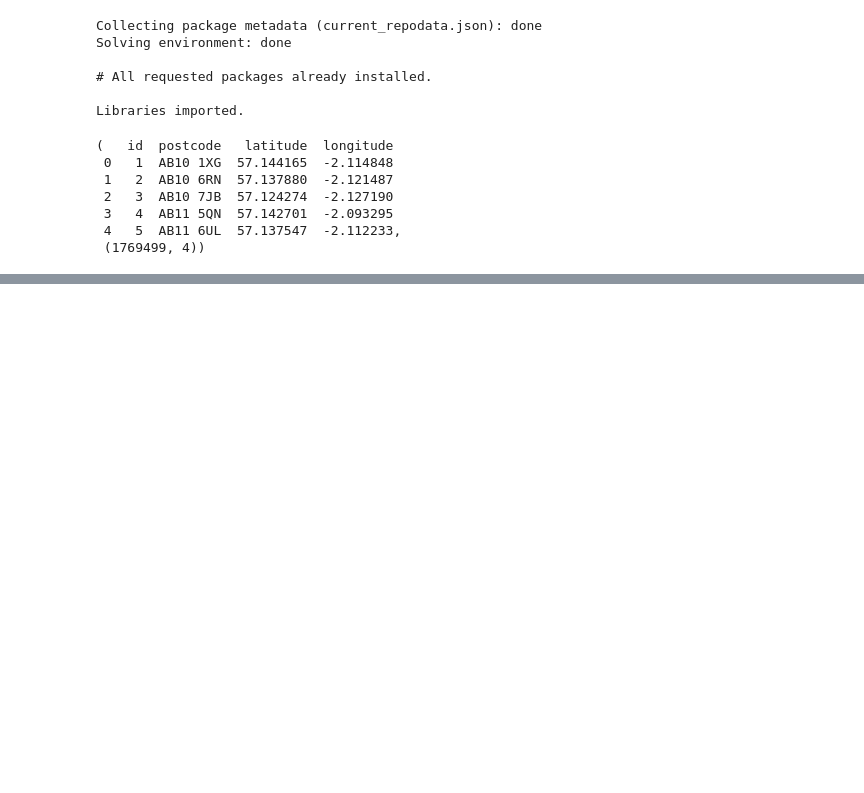
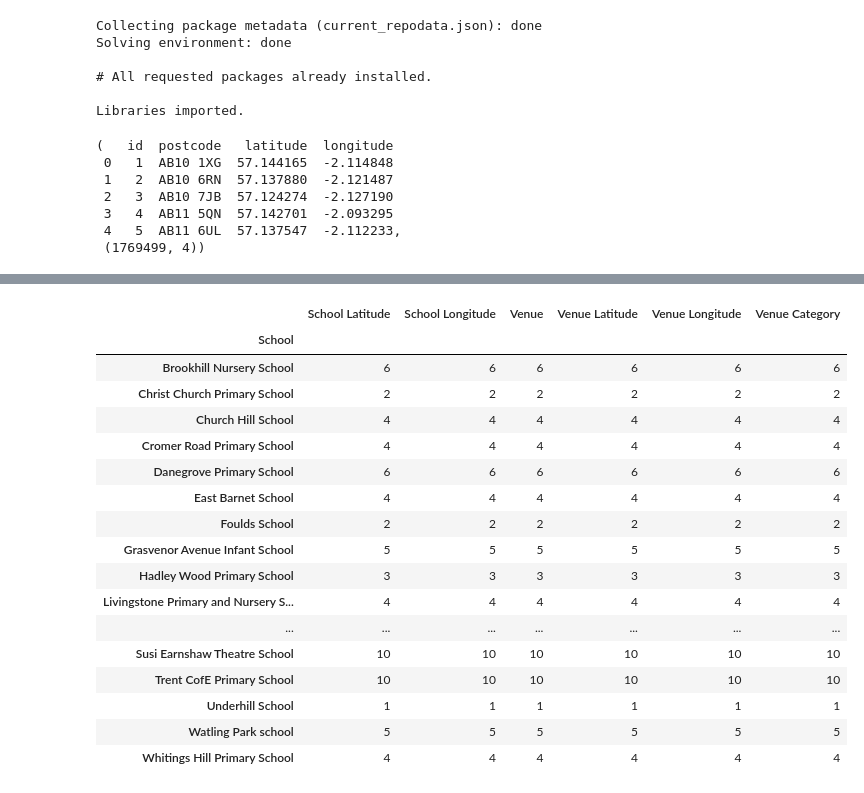
Before and after one commit to kitwang1/CapstoneProject, a Jupyter notebook: CapstoneProjectWeek4and5.ipynb, the cells around one changed output, grey strips where cells are left out. Cells and saved outputs as stored; diff of their text form; code cells hidden in the pictures; blank space fills up the shorter version.

```diff
--- a/CapstoneProjectWeek4and5.ipynb
+++ b/CapstoneProjectWeek4and5.ipynb
@@ -73,0 +315,21 @@ postcode.head(), postcode.shape
+# %%
+london_venue.groupby('School').count()
+# %% [output]
+|  | School Latitude | School Longitude | Venue | Venue Latitude | Venue Longitude | Venue Category |
+| School |  |  |  |  |  |  |
+| Brookhill Nursery School | 6 | 6 | 6 | 6 | 6 | 6 |
+| Christ Church Primary School | 2 | 2 | 2 | 2 | 2 | 2 |
+| Church Hill School | 4 | 4 | 4 | 4 | 4 | 4 |
+| Cromer Road Primary School | 4 | 4 | 4 | 4 | 4 | 4 |
+| Danegrove Primary School | 6 | 6 | 6 | 6 | 6 | 6 |
+| East Barnet School | 4 | 4 | 4 | 4 | 4 | 4 |
+| Foulds School | 2 | 2 | 2 | 2 | 2 | 2 |
+| Grasvenor Avenue Infant School | 5 | 5 | 5 | 5 | 5 | 5 |
+| Hadley Wood Primary School | 3 | 3 | 3 | 3 | 3 | 3 |
+| Livingstone Primary and Nursery S... | 4 | 4 | 4 | 4 | 4 | 4 |
+| ... | ... | ... | ... | ... | ... | ... |
+| Susi Earnshaw Theatre School | 10 | 10 | 10 | 10 | 10 | 10 |
+| Trent CofE Primary School | 10 | 10 | 10 | 10 | 10 | 10 |
+| Underhill School | 1 | 1 | 1 | 1 | 1 | 1 |
+| Watling Park school | 5 | 5 | 5 | 5 | 5 | 5 |
+| Whitings Hill Primary School | 4 | 4 | 4 | 4 | 4 | 4 |
```
Also changed, not shown: parts of 39 cells of this notebook.
